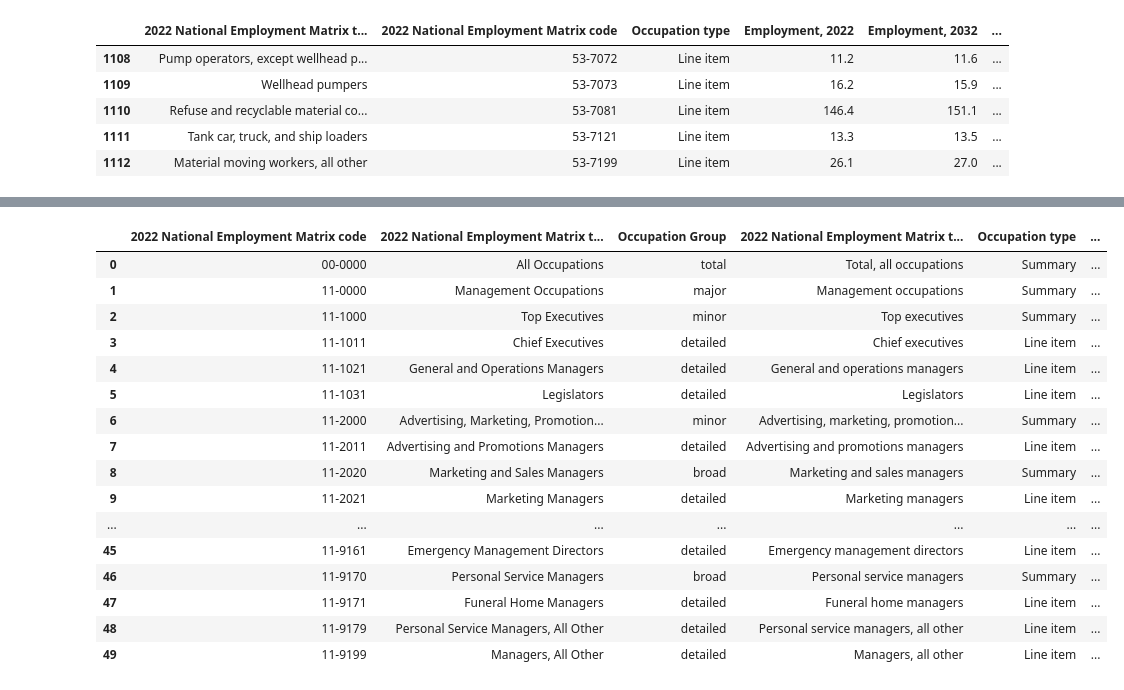
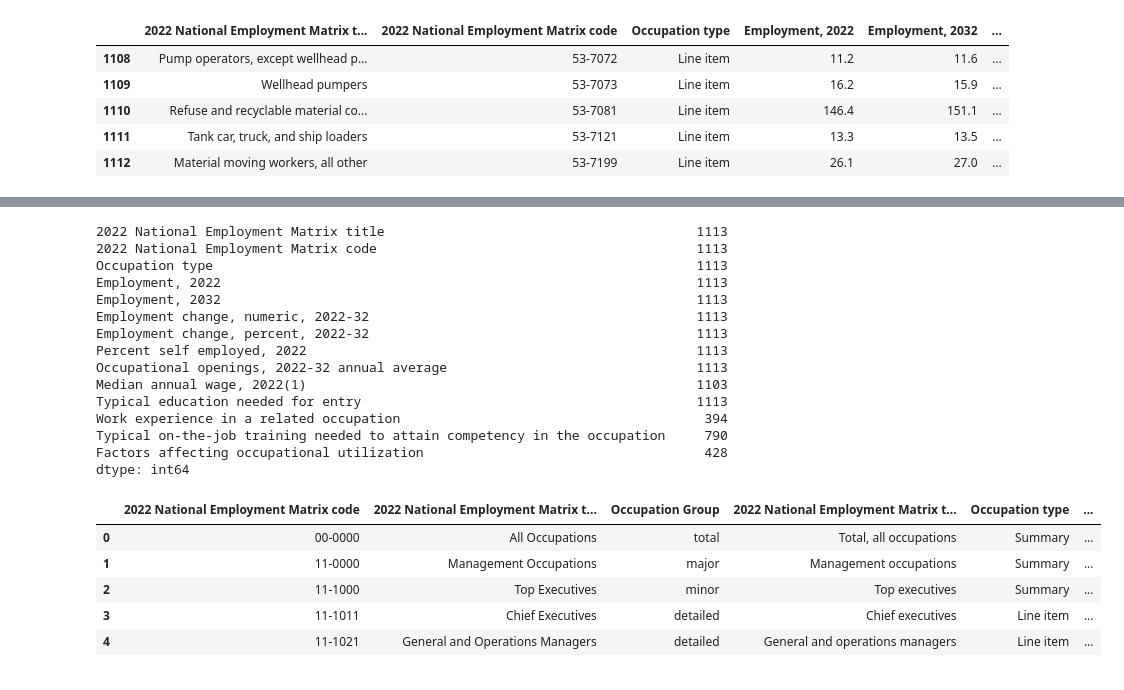
Before and after one commit to vinaya-kusuma/Project1, a Jupyter notebook: Occupation_Analysis.ipynb, the cells around one changed output, grey strips where cells are left out. Drawn from its saved outputs; the diff is of its cells as text; code cells hidden in the pictures.

```diff
--- a/Occupation_Analysis.ipynb
+++ b/Occupation_Analysis.ipynb
@@ -156,22 +158,42 @@ dtype: int64
+# %%
+# Rename Columns
+factors_utilization.rename(columns={'2022 National Employment Matrix occupation code':'2022 National Employment Matrix code'},inplace = True)
+# %%
+# Remove duplicate records
+factors_utilization = factors_utilization.drop_duplicates(subset='2022 National Employment Matrix code', keep='first')
+# %%
+# Merge the dataframes
+employment_details = pd.merge(employment_data_df,factors_utilization,on ='2022 National Employment Matrix code',how="left")
+# %%
+# Remove the duplicate records
+employment_details = employment_details.drop_duplicates(subset="2022 National Employment Matrix code",keep='last')
+# %%
+# Count
+employment_details.count()
+# %% [output]
+2022 National Employment Matrix title                                        1113
+2022 National Employment Matrix code                                         1113
+Occupation type                                                              1113
+Employment, 2022                                                             1113
+Employment, 2032                                                             1113
+Employment change, numeric, 2022-32                                          1113
+Employment change, percent, 2022-32                                          1113
+Percent self employed, 2022                                                  1113
+Occupational openings, 2022-32 annual average                                1113
+Median annual wage, 2022(1)                                                  1103
+Typical education needed for entry                                           1113
+Work experience in a related occupation                                       394
+Typical on-the-job training needed to attain competency in the occupation     790
+Factors affecting occupational utilization                                    428
+dtype: int64
 # %%
 # merge the occupation_group_data and employment_data_df dataframes
-employment_wage_education = pd.merge(occupation_group_data,employment_data_df ,on= ["2022 National Employment Matrix code","2022 National Employment Matrix code"])
-employment_wage_education.head(50)
+employment_wage_education = pd.merge(occupation_group_data,employment_details,on= ["2022 National Employment Matrix code","2022 National Employment Matrix code"])
+employment_wage_education.head()
 # %% [output]
 |  | 2022 National Employment Matrix code | 2022 National Employment Matrix t... | Occupation Group | 2022 National Employment Matrix t... | Occupation type | ... |
 | 0 | 00-0000 | All Occupations | total | Total, all occupations | Summary | ... |
 | 1 | 11-0000 | Management Occupations | major | Management occupations | Summary | ... |
 | 2 | 11-1000 | Top Executives | minor | Top executives | Summary | ... |
 | 3 | 11-1011 | Chief Executives | detailed | Chief executives | Line item | ... |
 | 4 | 11-1021 | General and Operations Managers | detailed | General and operations managers | Line item | ... |
-| 5 | 11-1031 | Legislators | detailed | Legislators | Line item | ... |
-| 6 | 11-2000 | Advertising, Marketing, Promotion... | minor | Advertising, marketing, promotion... | Summary | ... |
-| 7 | 11-2011 | Advertising and Promotions Managers | detailed | Advertising and promotions managers | Line item | ... |
-| 8 | 11-2020 | Marketing and Sales Managers | broad | Marketing and sales managers | Summary | ... |
-| 9 | 11-2021 | Marketing Managers | detailed | Marketing managers | Line item | ... |
-| ... | ... | ... | ... | ... | ... | ... |
-| 45 | 11-9161 | Emergency Management Directors | detailed | Emergency management directors | Line item | ... |
-| 46 | 11-9170 | Personal Service Managers | broad | Personal service managers | Summary | ... |
-| 47 | 11-9171 | Funeral Home Managers | detailed | Funeral home managers | Line item | ... |
-| 48 | 11-9179 | Personal Service Managers, All Other | detailed | Personal service managers, all other | Line item | ... |
-| 49 | 11-9199 | Managers, All Other | detailed | Managers, all other | Line item | ... |
```
Also changed, not shown: parts of 53 cells of this notebook, 7 other files.
